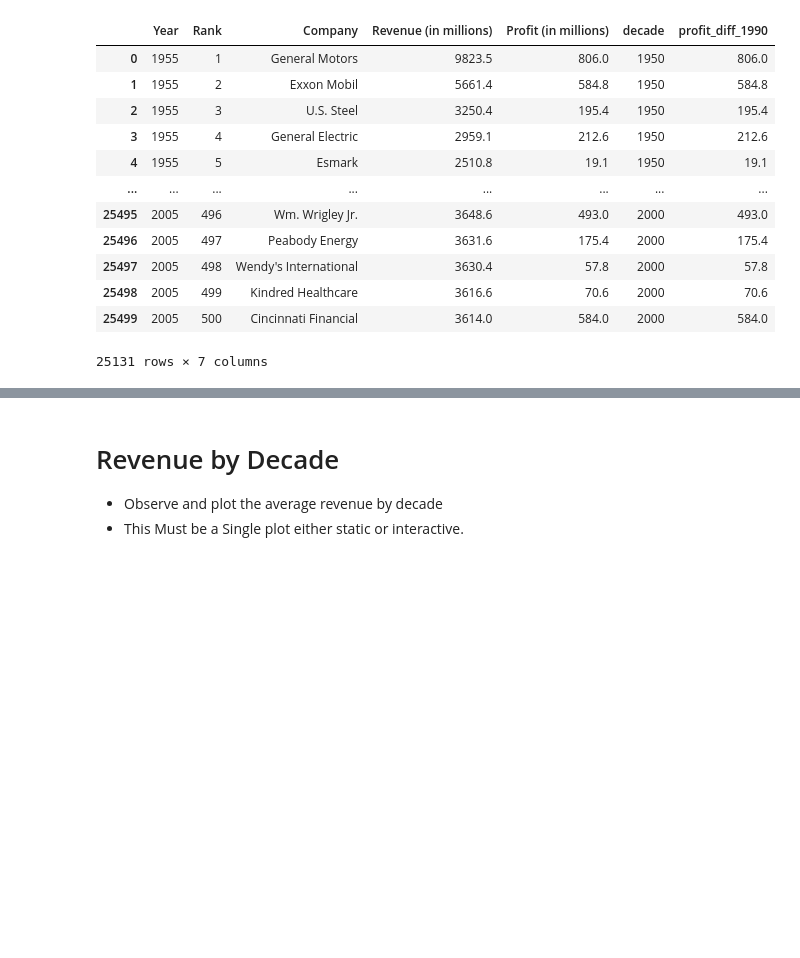
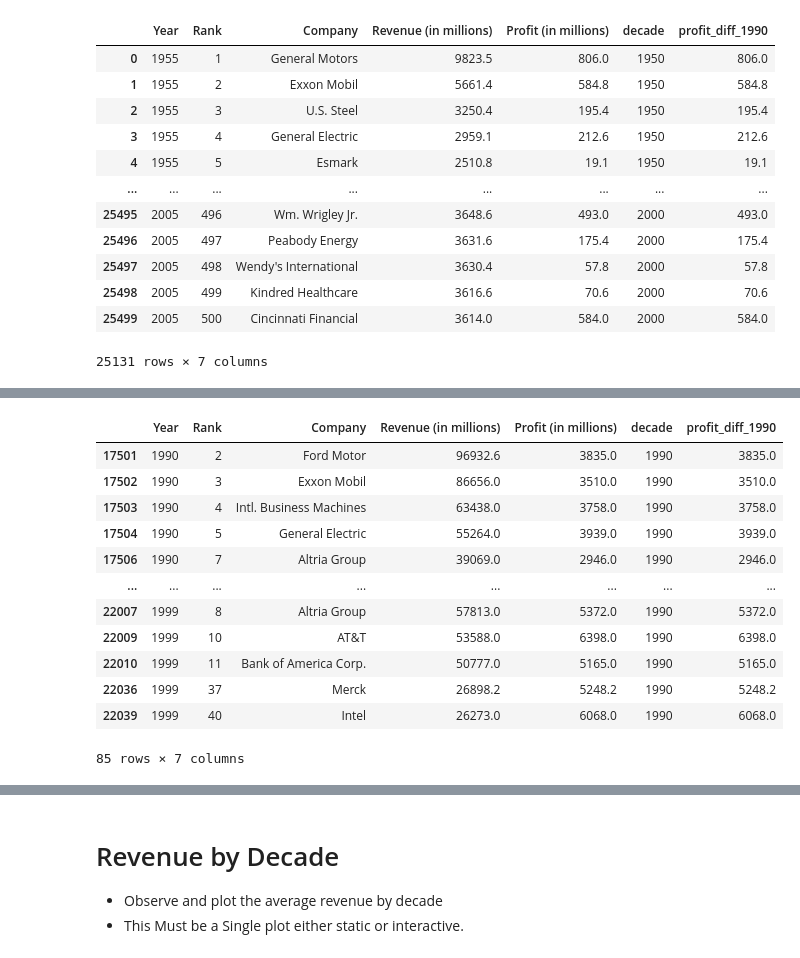
Before and after one commit to sean-halpin/data_vis, a Jupyter notebook: data_vis.ipynb, the cells around one changed output, grey strips where cells are left out. Cells and saved outputs as stored; diff of their text form; code cells hidden in the pictures; blank space fills up the shorter version.

```diff
--- a/data_vis.ipynb
+++ b/data_vis.ipynb
@@ -323,0 +354,17 @@ df.loc[(df['Year'] == 1999)].sort_values("profit_diff_1990", ascending=False)
+# %%
+top_ten_data = df.loc[(df['Company'].isin(top_ten_companies)) & (df['Year'].between(1990,1999))]
+top_ten_data
+# %% [output]
+|  | Year | Rank | Company | Revenue (in millions) | Profit (in millions) | decade | profit_diff_1990 |
+| 17501 | 1990 | 2 | Ford Motor | 96932.6 | 3835.0 | 1990 | 3835.0 |
+| 17502 | 1990 | 3 | Exxon Mobil | 86656.0 | 3510.0 | 1990 | 3510.0 |
+| 17503 | 1990 | 4 | Intl. Business Machines | 63438.0 | 3758.0 | 1990 | 3758.0 |
+| 17504 | 1990 | 5 | General Electric | 55264.0 | 3939.0 | 1990 | 3939.0 |
+| 17506 | 1990 | 7 | Altria Group | 39069.0 | 2946.0 | 1990 | 2946.0 |
+| ... | ... | ... | ... | ... | ... | ... | ... |
+| 22007 | 1999 | 8 | Altria Group | 57813.0 | 5372.0 | 1990 | 5372.0 |
+| 22009 | 1999 | 10 | AT&T | 53588.0 | 6398.0 | 1990 | 6398.0 |
+| 22010 | 1999 | 11 | Bank of America Corp. | 50777.0 | 5165.0 | 1990 | 5165.0 |
+| 22036 | 1999 | 37 | Merck | 26898.2 | 5248.2 | 1990 | 5248.2 |
+| 22039 | 1999 | 40 | Intel | 26273.0 | 6068.0 | 1990 | 6068.0 |
+85 rows × 7 columns
```
Also changed, not shown: parts of 30 cells of this notebook.
